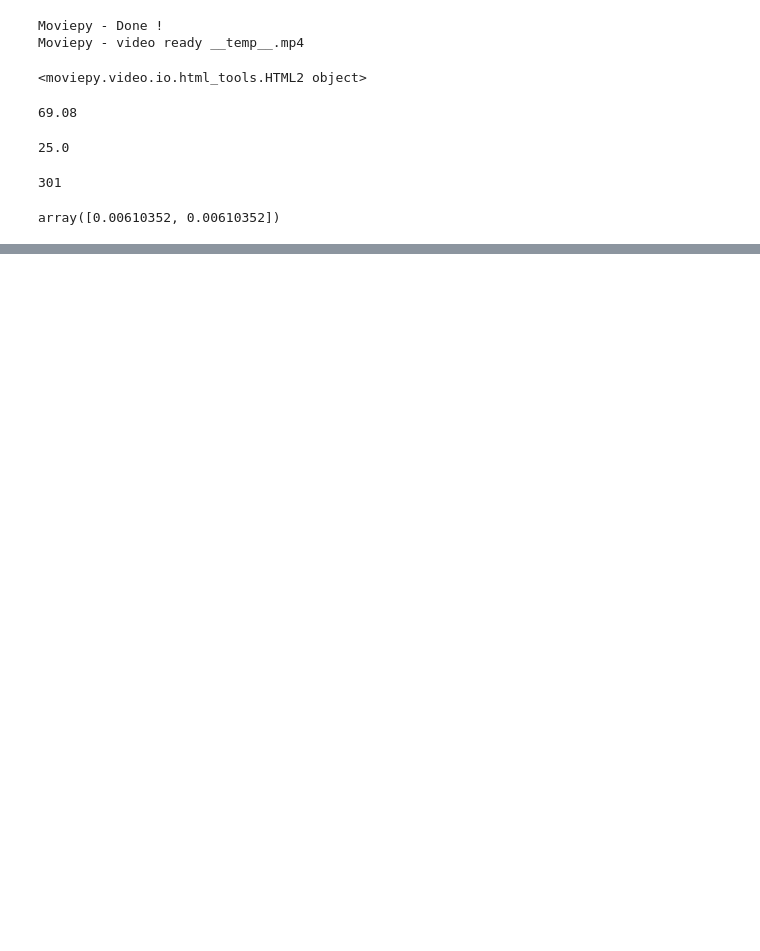
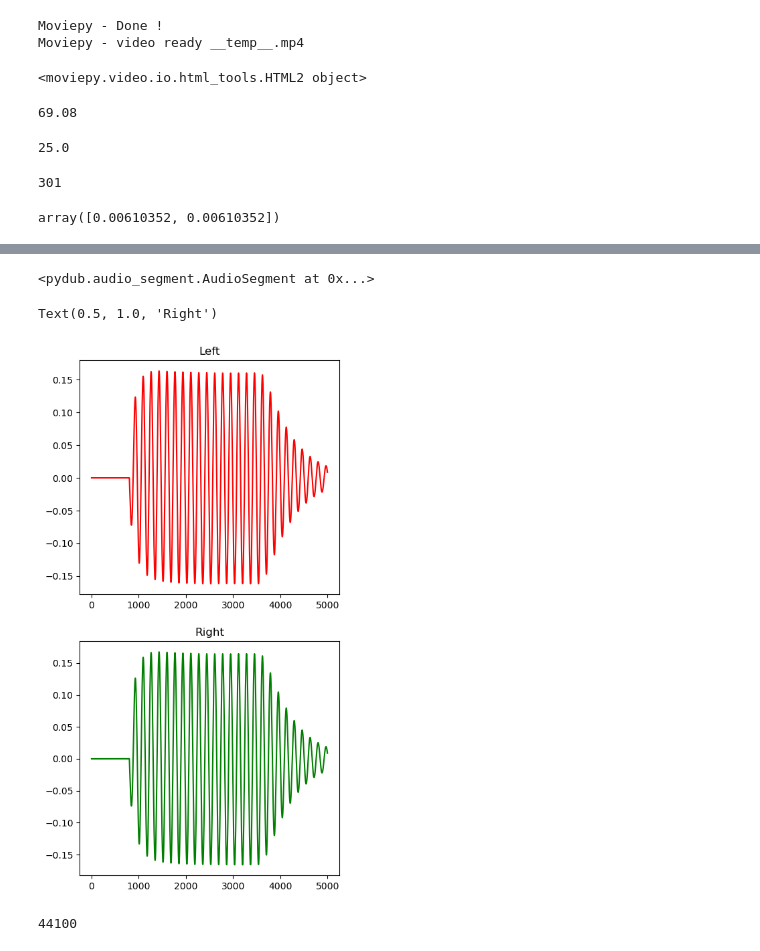
Before and after one commit to bobbyantonio/iecdt_environmental_data_analysis, a Jupyter notebook: course_notebooks/miscellaneous/audio_and_video_data.ipynb, the cells around one changed output, grey strips where cells are left out. Drawn from its saved outputs; the diff is of its cells as text; code cells hidden in the pictures; blank space fills up the shorter version.

Commit message:
Added handling of audio data

```diff
--- a/course_notebooks/miscellaneous/audio_and_video_data.ipynb
+++ b/course_notebooks/miscellaneous/audio_and_video_data.ipynb
@@ -58,0 +66,2 @@ array([0.00610352, 0.00610352])
+# %%
+wav_filename = os.path.join(data_dir, 'audio_visual', 'audio_example.wav')
@@ -58,0 +80,36 @@ array([0.00610352, 0.00610352])
+# %%
+# For situations where you require more advanced audio manipulations, pydub is also a useful package, and can load many more file formats than scipy.io
+from pydub import AudioSegment
+
+pydub_clip = AudioSegment.from_wav(wav_filename)
+# %%
+# pydub also has a nice integration with Jupyter notebooks
+pydub_clip
+# %% [output]
+<pydub.audio_segment.AudioSegment at 0x...>
+# %%
+# Converting from pydub to numpy is not as easy as it should be...
+# But we can use this function from https://stackoverflow.com/questions/38015319/how-to-create-a-numpy-array-from-a-pydub-audiosegment
+
+def pydub_to_np(audio: AudioSegment) -> tuple[np.ndarray, int]:
+    """
+    Converts pydub audio segment into np.float32 of shape [duration_in_seconds*sample_rate, channels],
+    where each value is in range [-1.0, 1.0].
+    Returns tuple (audio_np_array, sample_rate).
+    """
+    return np.array(audio.get_array_of_samples(), dtype=np.float32).reshape((-1, audio.channels)) / (
+            1 << (8 * audio.sample_width - 1)), audio.frame_rate
+# %%
+numpy_stereo_data, frame_rate = pydub_to_np(pydub_clip)
+# %%
+# Plot the first part of the audio signal
+
+fig, ax = plt.subplots(2,1, figsize=(5,10))
+ax[0].plot(numpy_stereo_data[:5000,0], 'r')
+ax[0].set_title('Left')
+
+ax[1].plot(numpy_stereo_data[:5000,1], 'g')
+ax[1].set_title('Right')
+# %% [output]
+Text(0.5, 1.0, 'Right')
+[figure, added]
@@ -58,0 +122,4 @@ array([0.00610352, 0.00610352])
+# %%
+mono_pydub_clip.frame_rate
+# %% [output]
+44100
```
Also changed, not shown: parts of 5 cells of this notebook, 4 other files.
